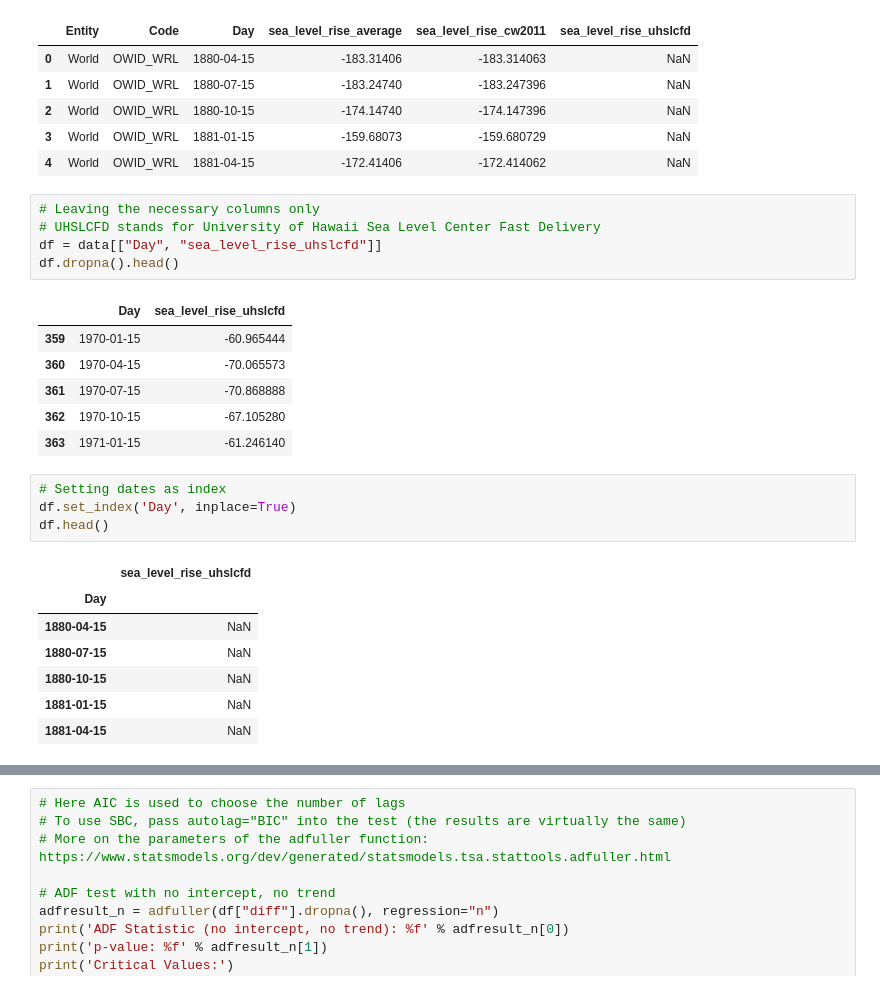
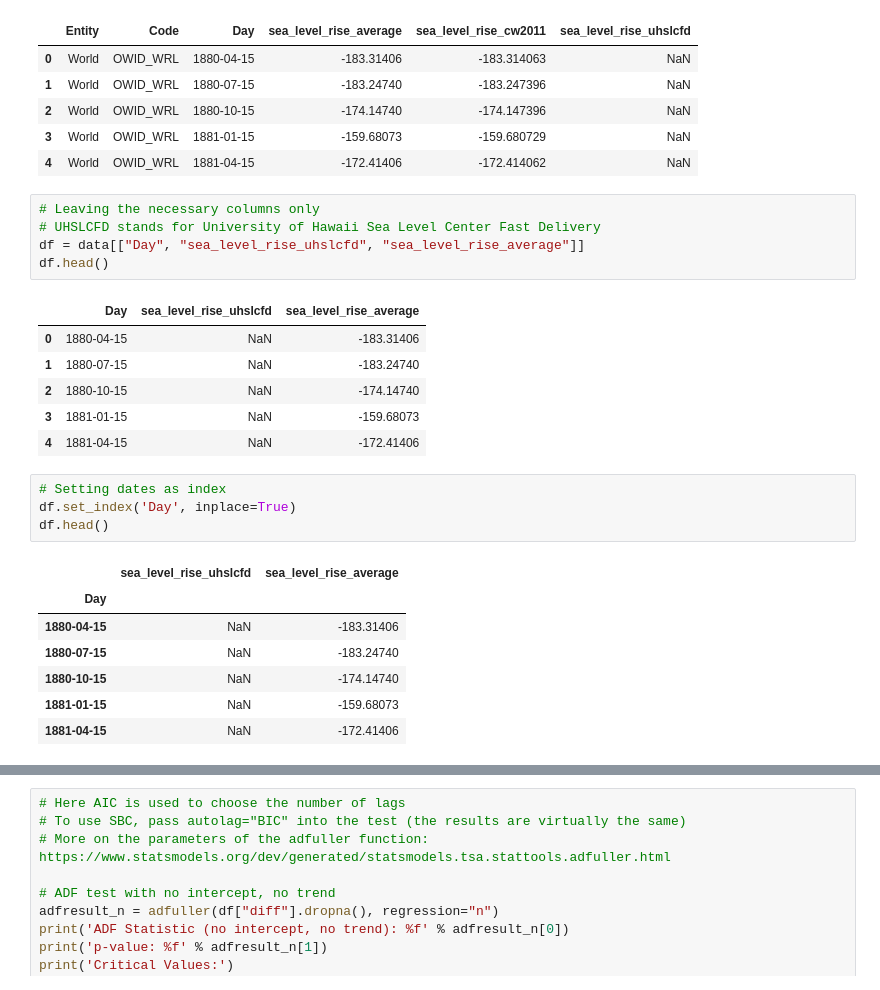
Before and after one commit to ddtsvetkova/sealvl, a Jupyter notebook: script.ipynb, the cells around one changed output, grey strips where cells are left out. Drawn from its saved outputs; the diff is of its cells as text.

```diff
--- a/script.ipynb
+++ b/script.ipynb
@@ -30,24 +33,24 @@ data.head()
 # %%
 # Leaving the necessary columns only
 # UHSLCFD stands for University of Hawaii Sea Level Center Fast Delivery
-df = data[["Day", "sea_level_rise_uhslcfd"]]
-df.dropna().head()
+df = data[["Day", "sea_level_rise_uhslcfd", "sea_level_rise_average"]]
+df.head()
 # %% [output]
-|  | Day | sea_level_rise_uhslcfd |
-| 359 | 1970-01-15 | -60.965444 |
-| 360 | 1970-04-15 | -70.065573 |
-| 361 | 1970-07-15 | -70.868888 |
-| 362 | 1970-10-15 | -67.105280 |
-| 363 | 1971-01-15 | -61.246140 |
+|  | Day | sea_level_rise_uhslcfd | sea_level_rise_average |
+| 0 | 1880-04-15 | NaN | -183.31406 |
+| 1 | 1880-07-15 | NaN | -183.24740 |
+| 2 | 1880-10-15 | NaN | -174.14740 |
+| 3 | 1881-01-15 | NaN | -159.68073 |
+| 4 | 1881-04-15 | NaN | -172.41406 |
 # %%
 # Setting dates as index
 df.set_index('Day', inplace=True)
 df.head()
 # %% [output]
-|  | sea_level_rise_uhslcfd |
-| Day |  |
-| 1880-04-15 | NaN |
-| 1880-07-15 | NaN |
-| 1880-10-15 | NaN |
-| 1881-01-15 | NaN |
-| 1881-04-15 | NaN |
+|  | sea_level_rise_uhslcfd | sea_level_rise_average |
+| Day |  |  |
+| 1880-04-15 | NaN | -183.31406 |
+| 1880-07-15 | NaN | -183.24740 |
+| 1880-10-15 | NaN | -174.14740 |
+| 1881-01-15 | NaN | -159.68073 |
+| 1881-04-15 | NaN | -172.41406 |
```
Also changed, not shown: parts of 16 cells of this notebook, 2 other files.
